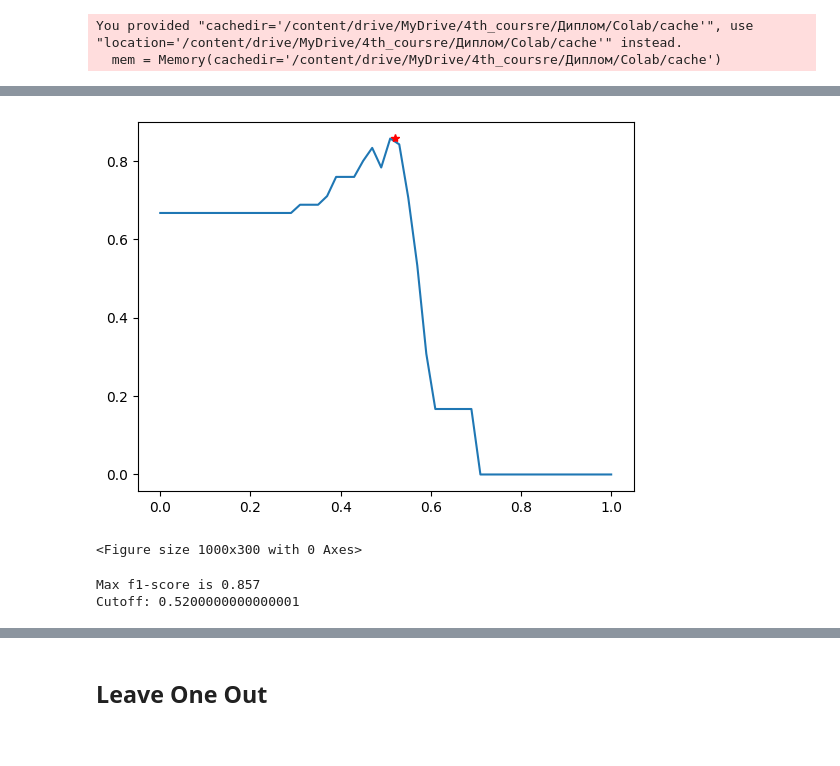
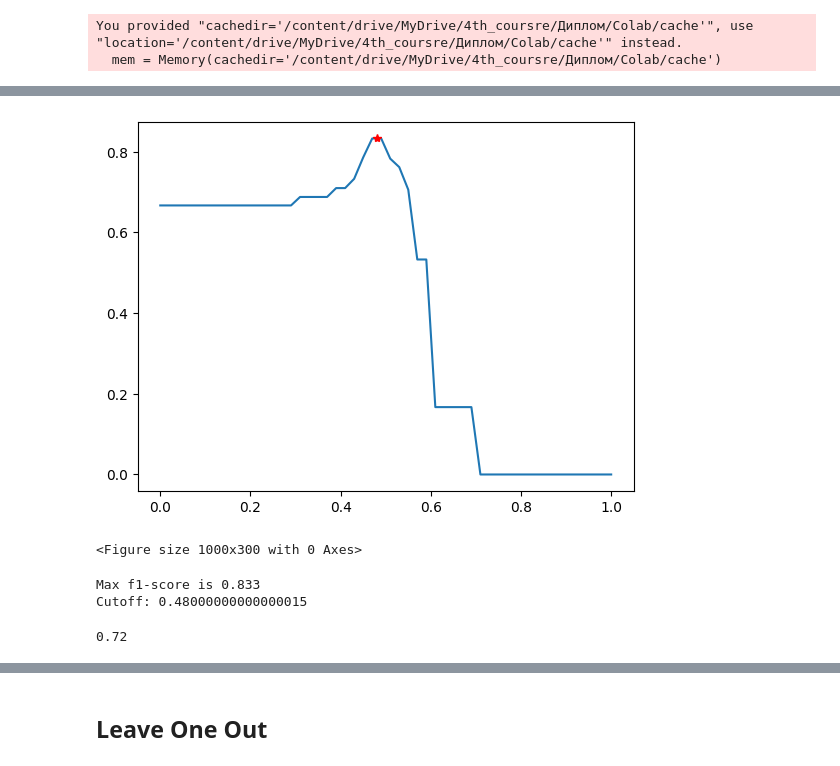
Before and after one commit to Andrexus23/Diploma-NLP, a Jupyter notebook: Notebooks/CodeTransformer.ipynb, the cells around one changed output, grey strips where cells are left out. Cells and saved outputs as stored; diff of their text form; code cells hidden in the pictures.

```diff
--- a/Notebooks/CodeTransformer.ipynb
+++ b/Notebooks/CodeTransformer.ipynb
@@ -118,6 +118,6 @@ Some weights of the model checkpoint at /root/.cache/torch/sentence_transformers
 - This IS expected if you are initializing BertModel from the checkpoint of a model trained on another task or with another architecture (e.g. initializing a BertForSequenceClassification model from a ...
 - This IS NOT expected if you are initializing BertModel from the checkpoint of a model that you expect to be exactly identical (initializing a BertForSequenceClassification model from a BertForSequen ...
 # %%
-# rubert = SentenceTransformer('/content/drive/MyDrive/4th_coursre/Диплом/Colab/rubert-base-cased')
+rubert = SentenceTransformer('/content/drive/MyDrive/4th_coursre/Диплом/Colab/rubert-base-cased')
 # %%
 def get_train_test_dfs_for_f1(df_match, df_unmatch):
@@ -261,25 +295,0 @@ texts_proj = df_train_f1['text_proj'].reset_index().drop(labels='index', axis=1)
-# %%
-def maximize_f1_score(texts_rp, texts_proj):
-    threshold = 0
-    thresholds = []
-    max_ = 0
-    step_max_ = 0
-    step = 0.02
-    h = step
-    steps = np.linspace(0, 1, num=int(1/h))
-    steps = np.round(steps, 2)
-    sim = []
-    for i in range(len(texts_rp)):
-      # print(texts_rp[i])
-      # print(texts_proj[i])
-      sim += [compare_sentences_from_texts(texts_rp[i], texts_proj[i])]
-
-    for i in steps:
-        threshold = calc_f1_score(sim, df_train_f1, h)
-        thresholds.append(threshold)
-        if threshold > max_:
-            max_ = threshold
-            step_max_ = h
-        h += step
-
-    return (steps, thresholds, max_, step_max_)
@@ -286,13 +316,13 @@ def maximize_f1_score(texts_rp, texts_proj):
 # %%
-steps, thresholds, max_, step_max_ = maximize_f1_score(texts_rp, texts_proj)
+steps, thresholds, max_, step_max_ = maximize_f1_score(texts_rp, texts_proj, df_train_f1)
 plt.plot(steps, thresholds)
 plt.plot(step_max_, max_, 'r*')
 plt.figure(figsize=(10,3))
 plt.show()
 
 print(f'Max f1-score is {max_}\nCutoff: {step_max_}')
 # %% [output]
-[figure, old version]
+[figure, new version]
 <Figure size 1000x300 with 0 Axes>
-Max f1-score is 0.857
-Cutoff: 0.5200000000000001
+Max f1-score is 0.833
+Cutoff: 0.48000000000000015
@@ -302 +340,5 @@ texts_proj_2 = df_test_f1['text_proj'].reset_index().drop(labels='index', axis=1
+# %%
+calc_f1_score(sim, df_test_f1, 0.48)
+# %% [output]
+0.72
 # %%
```
Also changed, not shown: parts of 38 cells of this notebook, 1 other file.
